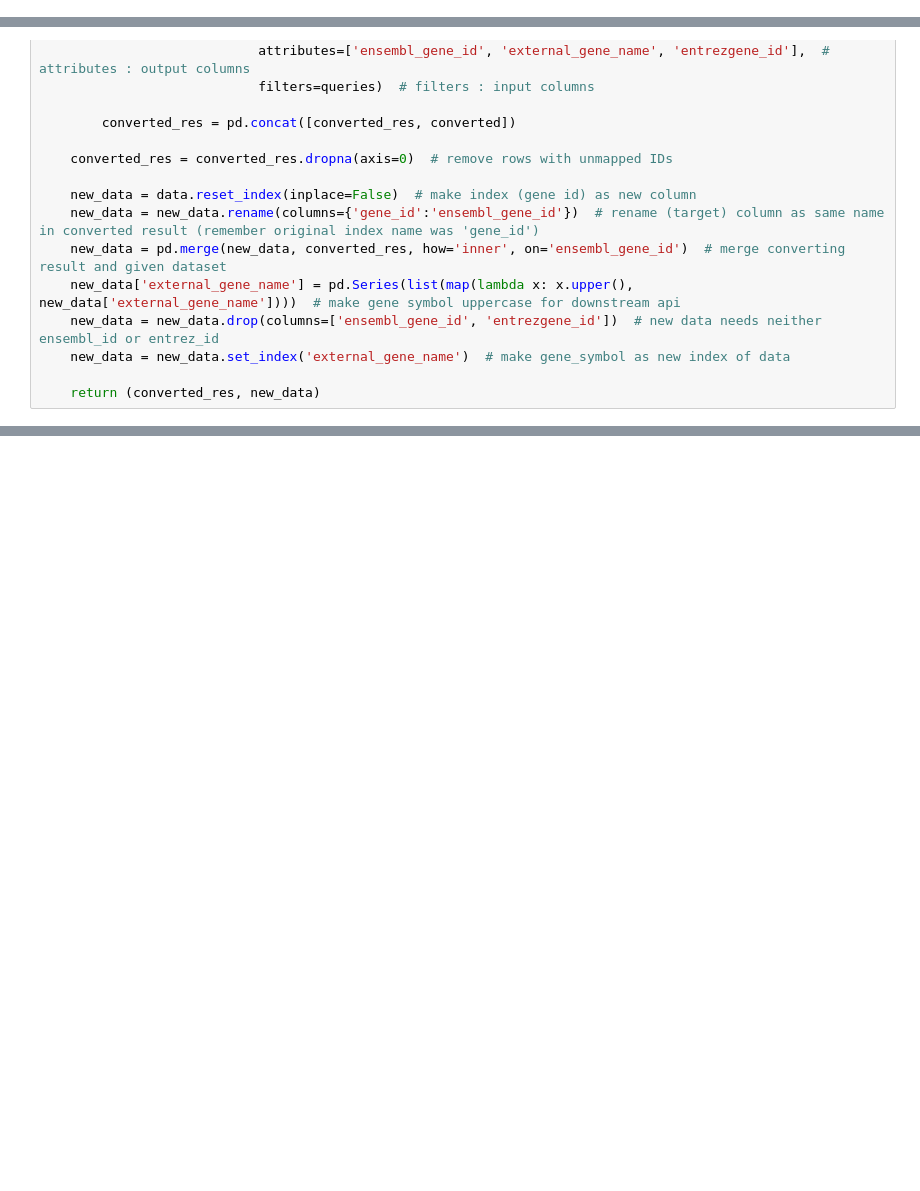
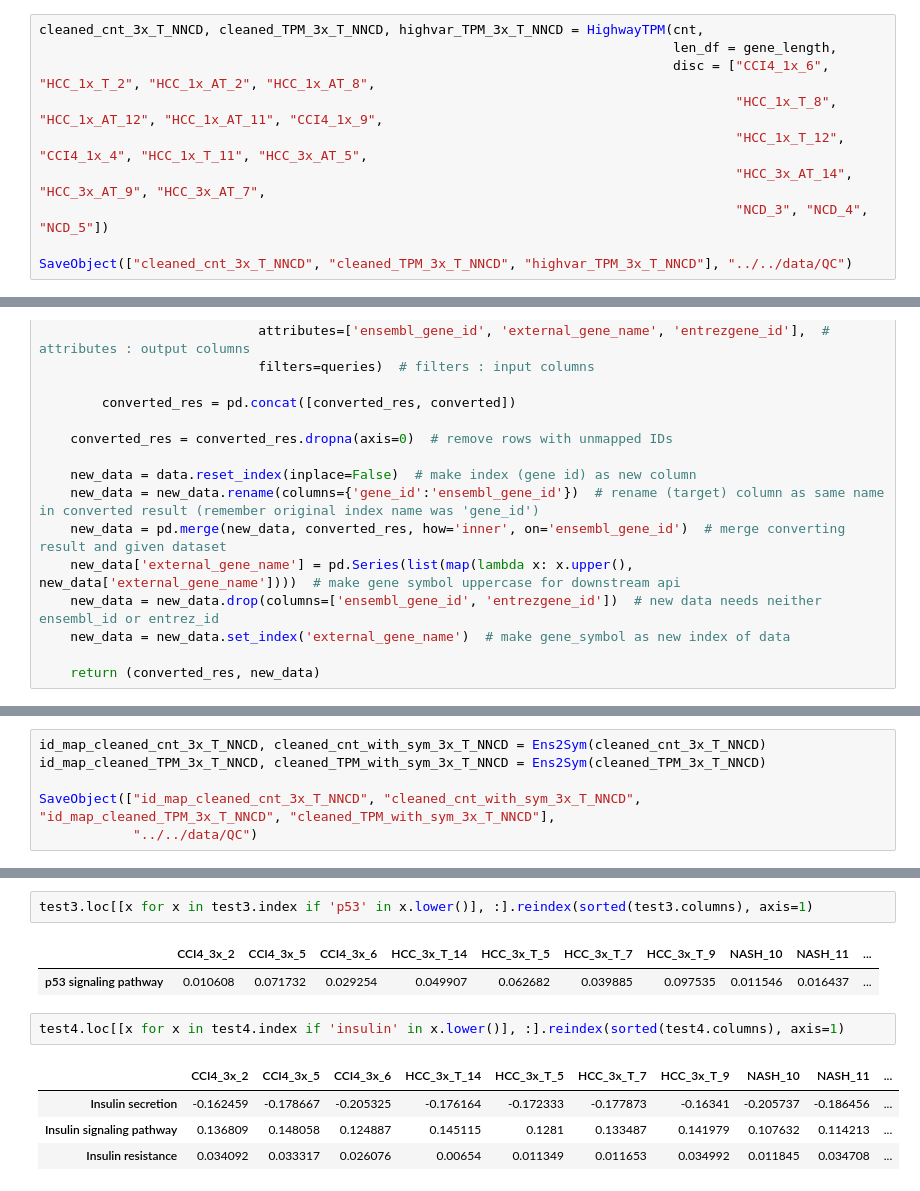
Before and after one commit to jigsaw-snu/NASH_HCC_liver-KRIBB_2022, a Jupyter notebook: srcs/rsem_star_deseq/sample_qc.ipynb, the cells around one changed output, grey strips where cells are left out. Saved outputs shown, nothing was run; the diff lists cells and outputs as text; blank space fills up the shorter version.

```diff
--- a/srcs/rsem_star_deseq/sample_qc.ipynb
+++ b/srcs/rsem_star_deseq/sample_qc.ipynb
@@ -814,0 +848,10 @@ SaveObject("highvar_TPM", "../../data/QC")
+# %%
+cleaned_cnt_3x_T_NNCD, cleaned_TPM_3x_T_NNCD, highvar_TPM_3x_T_NNCD = HighwayTPM(cnt,
+                                                                                 len_df = gene_length,
+                                                                                 disc = ["CCI4_1x_6", "HCC_1x_T_2", "HCC_1x_AT_2", "HCC_1x_AT_8",
+                                                                                         "HCC_1x_T_8", "HCC_1x_AT_12", "HCC_1x_AT_11", "CCI4_1x_9",
+                                                                                         "HCC_1x_T_12", "CCI4_1x_4", "HCC_1x_T_11", "HCC_3x_AT_5",
+                                                                                         "HCC_3x_AT_14", "HCC_3x_AT_9", "HCC_3x_AT_7",
+                                                                                         "NCD_3", "NCD_4", "NCD_5"])
+
+SaveObject(["cleaned_cnt_3x_T_NNCD", "cleaned_TPM_3x_T_NNCD", "highvar_TPM_3x_T_NNCD"], "../../data/QC")
@@ -929,0 +1004,6 @@ test_df
+# %%
+id_map_cleaned_cnt_3x_T_NNCD, cleaned_cnt_with_sym_3x_T_NNCD = Ens2Sym(cleaned_cnt_3x_T_NNCD)
+id_map_cleaned_TPM_3x_T_NNCD, cleaned_TPM_with_sym_3x_T_NNCD = Ens2Sym(cleaned_TPM_3x_T_NNCD)
+
+SaveObject(["id_map_cleaned_cnt_3x_T_NNCD", "cleaned_cnt_with_sym_3x_T_NNCD", "id_map_cleaned_TPM_3x_T_NNCD", "cleaned_TPM_with_sym_3x_T_NNCD"],
+            "../../data/QC")
@@ -955,0 +1074,12 @@ test.to_excel("test.xlsx")
+# %%
+test3.loc[[x for x in test3.index if 'p53' in x.lower()], :].reindex(sorted(test3.columns), axis=1)
+# %% [output]
+|  | CCI4_3x_2 | CCI4_3x_5 | CCI4_3x_6 | HCC_3x_T_14 | HCC_3x_T_5 | HCC_3x_T_7 | HCC_3x_T_9 | NASH_10 | NASH_11 | ... |
+| p53 signaling pathway | 0.010608 | 0.071732 | 0.029254 | 0.049907 | 0.062682 | 0.039885 | 0.097535 | 0.011546 | 0.016437 | ... |
+# %%
+test4.loc[[x for x in test4.index if 'insulin' in x.lower()], :].reindex(sorted(test4.columns), axis=1)
+# %% [output]
+|  | CCI4_3x_2 | CCI4_3x_5 | CCI4_3x_6 | HCC_3x_T_14 | HCC_3x_T_5 | HCC_3x_T_7 | HCC_3x_T_9 | NASH_10 | NASH_11 | ... |
+| Insulin secretion | -0.162459 | -0.178667 | -0.205325 | -0.176164 | -0.172333 | -0.177873 | -0.16341 | -0.205737 | -0.186456 | ... |
+| Insulin signaling pathway | 0.136809 | 0.148058 | 0.124887 | 0.145115 | 0.1281 | 0.133487 | 0.141979 | 0.107632 | 0.114213 | ... |
+| Insulin resistance | 0.034092 | 0.033317 | 0.026076 | 0.00654 | 0.011349 | 0.011653 | 0.034992 | 0.011845 | 0.034708 | ... |
```
Also changed, not shown: parts of 21 cells of this notebook, 27 other files.
